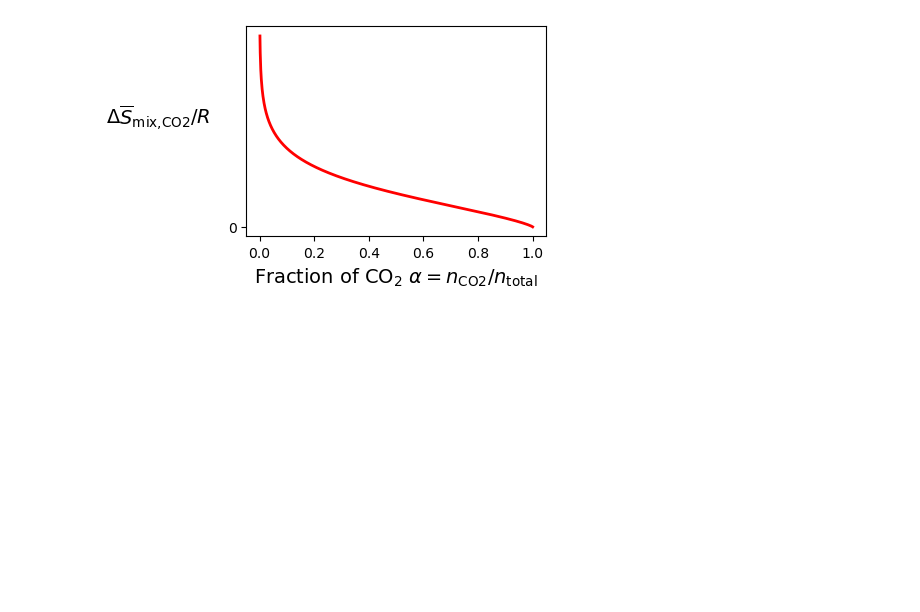
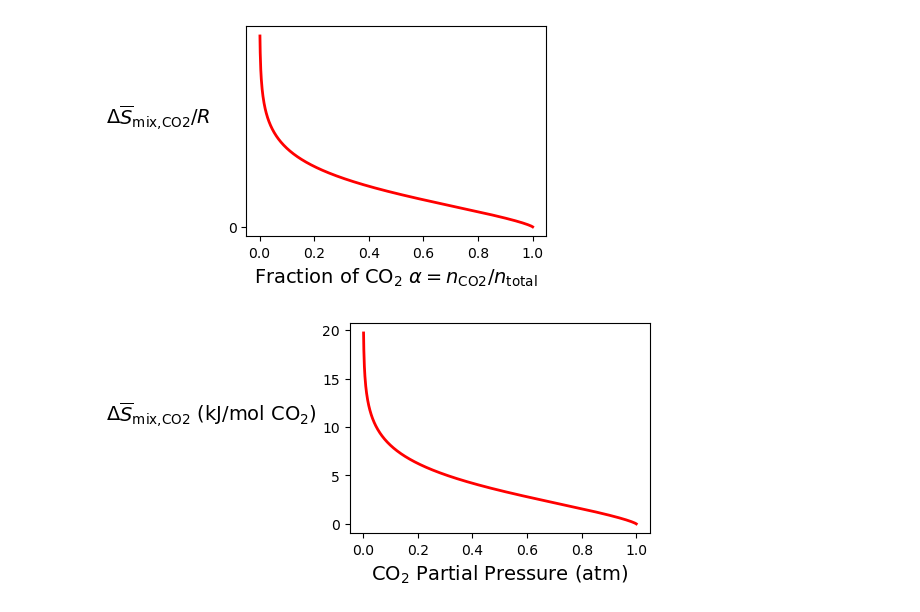
Before and after one commit to ophusgroup/teaching-matsci144, a Jupyter notebook: notebooks/entropy/co2_mixing.ipynb, the cells around one changed output. Saved outputs shown, nothing was run; the diff lists cells and outputs as text; code cells hidden in the pictures; blank space fills up the shorter version.

```diff
--- a/notebooks/entropy/co2_mixing.ipynb
+++ b/notebooks/entropy/co2_mixing.ipynb
@@ -37,6 +38,9 @@ s_mix = s_mix_co2 + s_mix_other
 
 s_mix_specific_co2 = s_mix.copy()
 s_mix_specific_co2[1:] /= alpha[1:]
+
+s_mix_co2_units = np.zeros_like(alpha)
+s_mix_co2_units[1:-1] = -2494 * (np.log(alpha[1:-1]) + ((1-alpha[1:-1])/alpha[1:-1])*np.log(1-alpha[1:-1]))
 # %%
 #| label: entropy_co2_mixing
 
@@ -158,3 +162,37 @@ ax.set_yticks(np.atleast_1d(0))
 plt.show()
 # %% [output]
 [figure]
+# %%
+#| label: specific_entropy_co2_units
+
+# Create figure and axes manually
+fig = plt.figure(figsize=(6, 3))
+ax = fig.add_axes([0.1, 0.2, 0.5, 0.7])  # [left, bottom, width, height]
+
+# Plot the result
+ax.plot(
+    alpha[1:],
+    s_mix_co2_units[1:] / 1000,
+    color='r',
+    linewidth=2,
+)
+
+# Set axis labels with LaTeX formatting
+ax.set_xlabel(
+    r'CO$_2$ Partial Pressure (atm)',
+    fontsize=14,
+)
+ax.set_ylabel(
+    r'$\Delta \overline{S}_{\text{mix,CO2}}$ (kJ/mol CO$_2$)',
+    fontsize=14,
+    labelpad=80,
+    rotation=0,
+)
+
+# Remove y-axis ticks except for y = 0
+# ax.set_yticks(np.atleast_1d(0))
+
+# Show plot
+plt.show()
+# %% [output]
+[figure, added]
```
Also changed, not shown: parts of 1 cell of this notebook, 1 other file.
